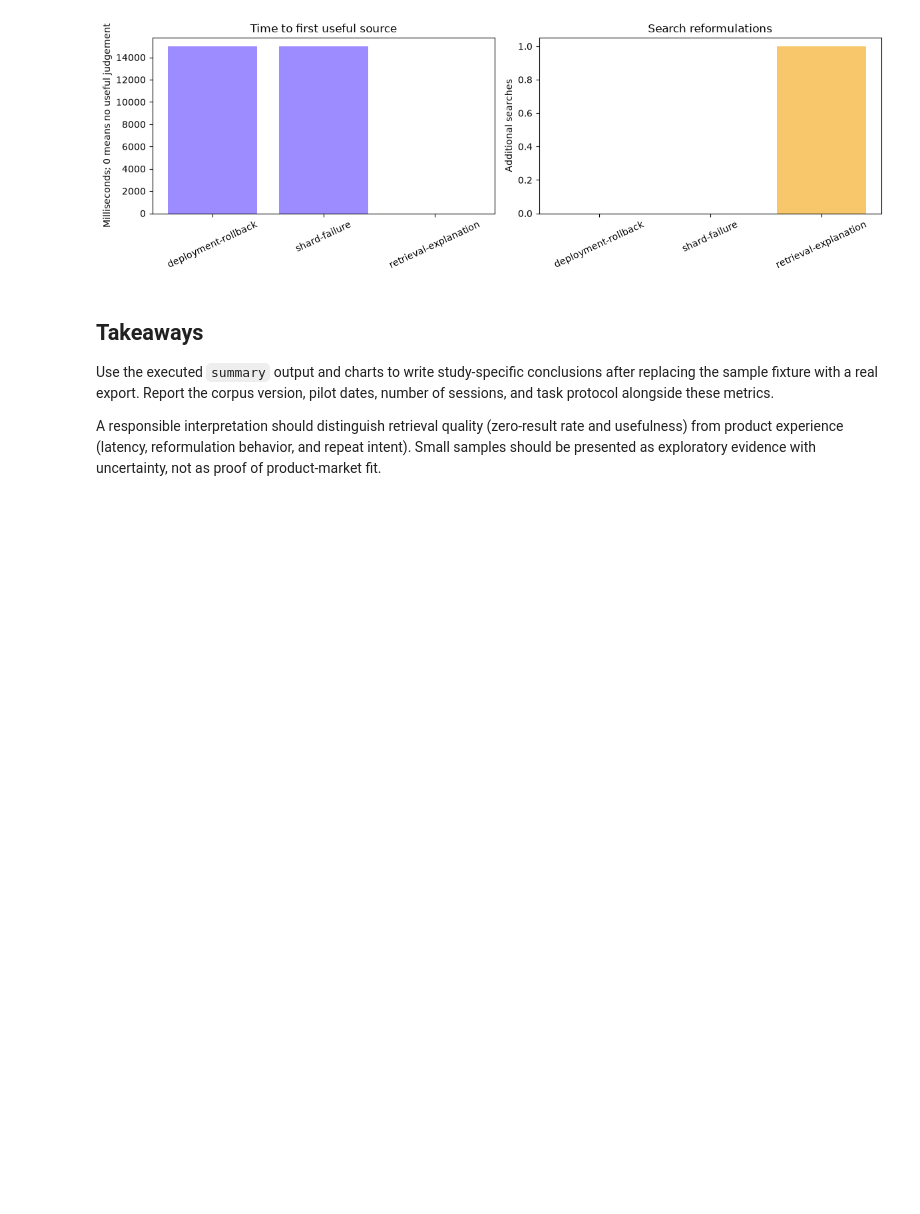
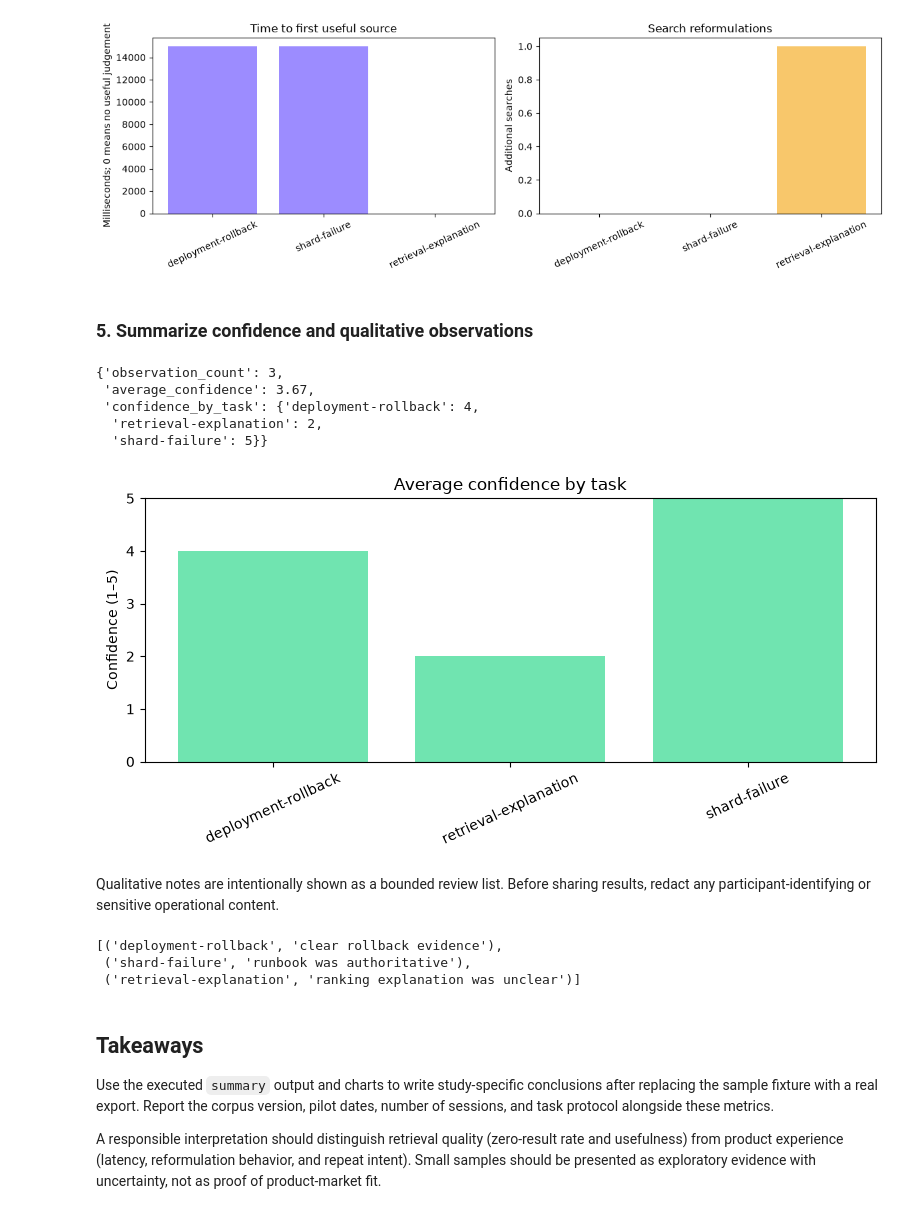
Before and after one commit to Bishrav/NEBULA, a Jupyter notebook: notebooks/nebula_pmf_analysis.ipynb, the cells around one changed output. Saved outputs shown, nothing was run; the diff lists cells and outputs as text; code cells hidden in the pictures; blank space fills up the shorter version.

Commit message:
feat: capture confidence and research notes

```diff
--- a/notebooks/nebula_pmf_analysis.ipynb
+++ b/notebooks/nebula_pmf_analysis.ipynb
@@ -49,9 +49,12 @@ for event in events:
         event['latencyMs'] = int(event['latencyNanos']) / 1_000_000
     elif event['type'] == 'feedback':
         event['usefulBool'] = event['useful'].lower() == 'true'
+    elif event['type'] == 'observation':
+        event['confidenceValue'] = int(event['confidence'])
 
 search_events = [event for event in events if event['type'] == 'search']
 feedback_events = [event for event in events if event['type'] == 'feedback']
+observation_events = [event for event in events if event['type'] == 'observation']
 print(f'Input: {INPUT_PATH}')
 print(f'Events: {len(events)} | searches: {len(search_events)} | feedback: {len(feedback_events)}')
 # %% [output]
@@ -191,6 +194,42 @@ fig.tight_layout()
 plt.show()
 # %% [output]
 [figure]
+# %% [markdown]
+### 5. Summarize confidence and qualitative observations
+# %%
+confidence_summary = {
+    'observation_count': len(observation_events),
+    'average_confidence': round(mean(event['confidenceValue'] for event in observation_events), 2) if observation_events else None,
+    'confidence_by_task': {task_id: round(mean(event['confidenceValue'] for event in observation_events if event['taskId'] == task_id), 2) for task_id in sorted({event['taskId'] for event in observation_events})},
+}
+confidence_summary
+# %% [output]
+{'observation_count': 3,
+ 'average_confidence': 3.67,
+ 'confidence_by_task': {'deployment-rollback': 4,
+  'retrieval-explanation': 2,
+  'shard-failure': 5}}
+# %%
+confidence_labels = list(confidence_summary['confidence_by_task'].keys()) or ['none']
+confidence_values = list(confidence_summary['confidence_by_task'].values()) or [0]
+plt.figure(figsize=(8, 4))
+plt.bar(confidence_labels, confidence_values, color='#70e4b0')
+plt.title('Average confidence by task')
+plt.ylabel('Confidence (1–5)')
+plt.ylim(0, 5)
+plt.xticks(rotation=25)
+plt.tight_layout()
+plt.show()
+# %% [output]
+[figure, added]
+# %% [markdown]
+Qualitative notes are intentionally shown as a bounded review list. Before sharing results, redact any participant-identifying or sensitive operational content.
+# %%
+[(event['taskId'], event['note']) for event in observation_events][:10]
+# %% [output]
+[('deployment-rollback', 'clear rollback evidence'),
+ ('shard-failure', 'runbook was authoritative'),
+ ('retrieval-explanation', 'ranking explanation was unclear')]
 # %% [markdown]
 ## Takeaways
 
```
Also changed, not shown: parts of 1 cell of this notebook, 10 other files.
